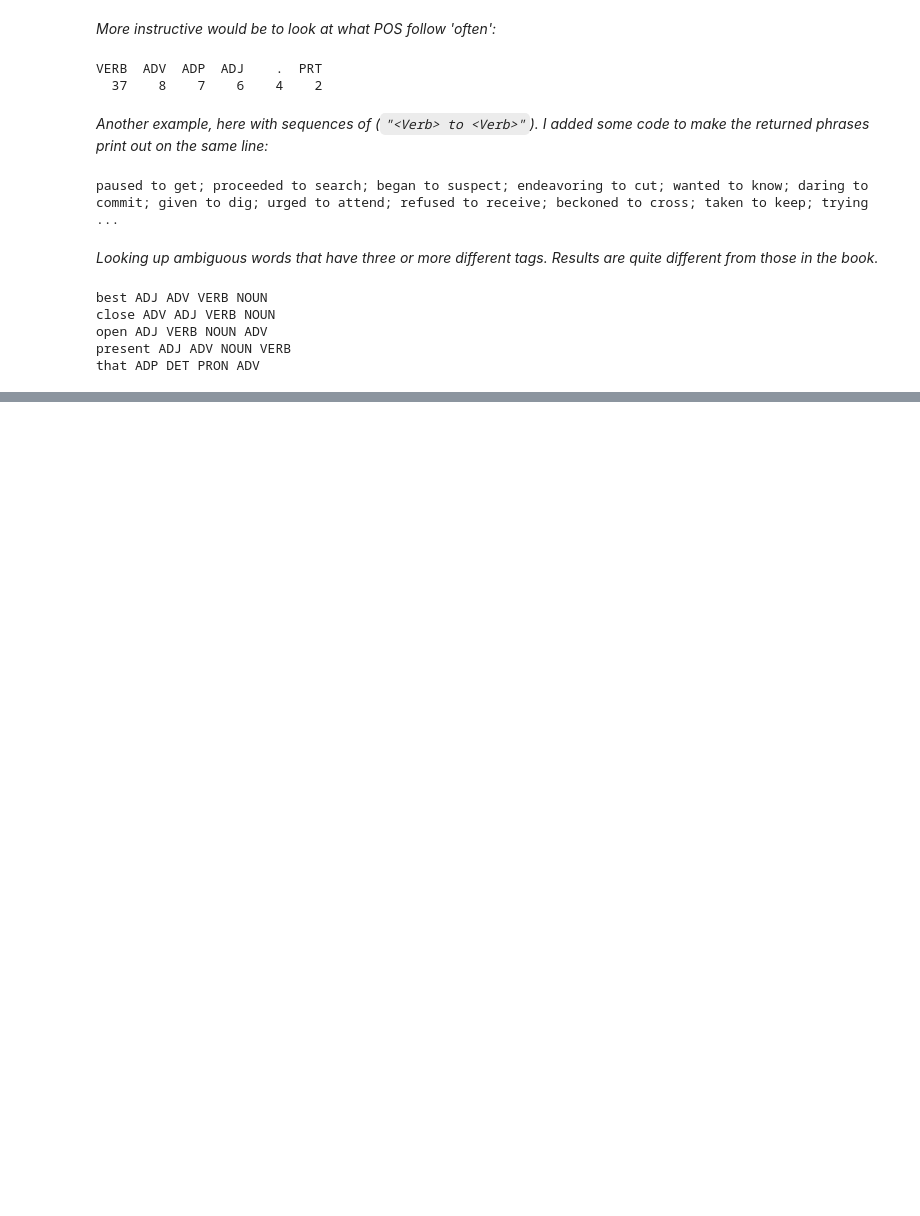
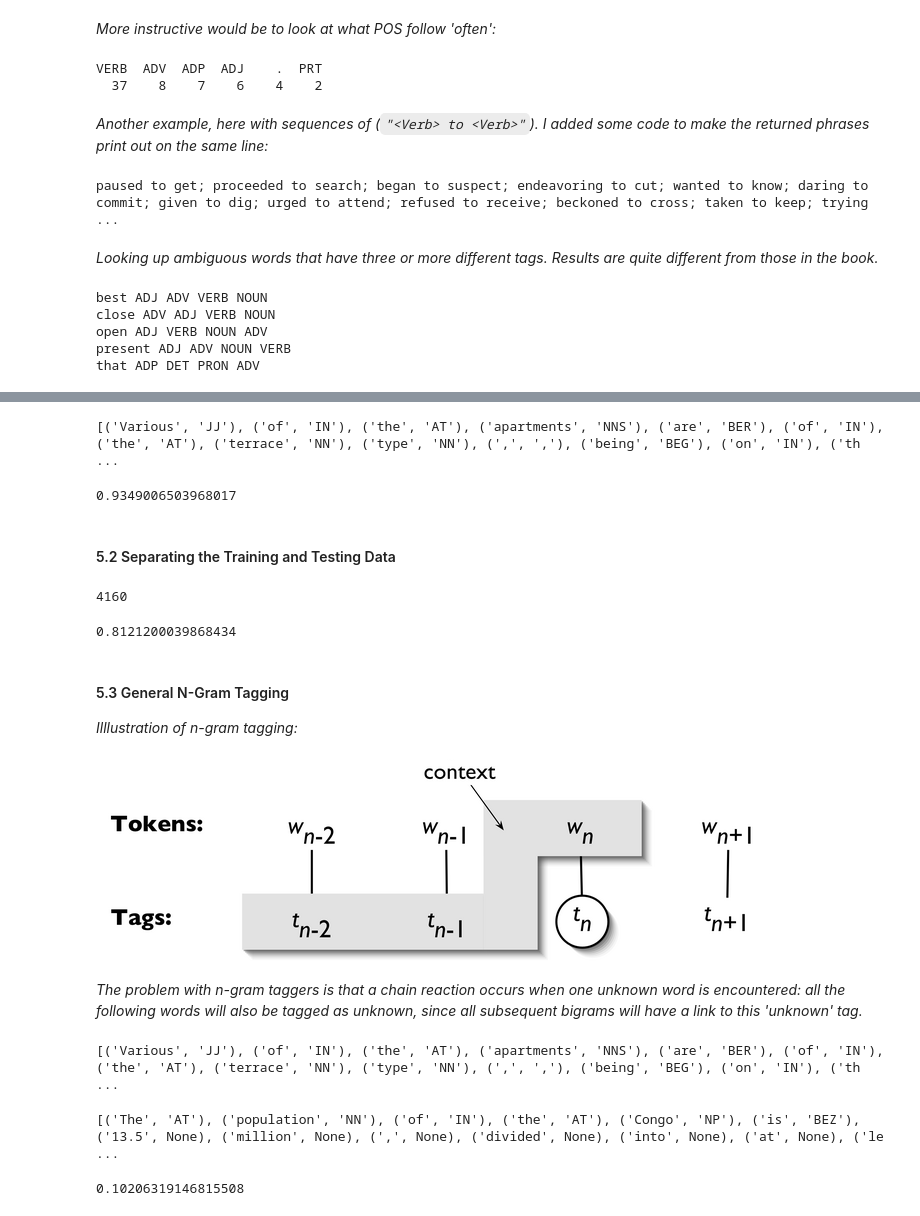
Before and after one commit to STRZGR/Natural-Language-Processing-with-Python-Analyzing-Text-with-the-Natural-Language-Toolkit, a Jupyter notebook: Chapter 05/NLTK Chapter 5 - Notes.ipynb, the cells around one changed output, grey strips where cells are left out. Drawn from its saved outputs; the diff is of its cells as text; code cells hidden in the pictures; blank space fills up the shorter version.

```diff
--- a/Chapter 05/NLTK Chapter 5 - Notes.ipynb
+++ b/Chapter 05/NLTK Chapter 5 - Notes.ipynb
@@ -380,0 +736,52 @@ __Your Turn:__ Open the POS concordance tool `nltk.app.concordance()` and load t
+# %%
+from nltk.corpus import brown
+brown_tagged_sents = brown.tagged_sents(categories = 'news')
+brown_sents = brown.sents(categories = 'news')
+unigram_tagger = nltk.UnigramTagger(brown_tagged_sents)
+print(unigram_tagger.tag(brown_sents[2007]), end = '')
+# %% [output]
+[('Various', 'JJ'), ('of', 'IN'), ('the', 'AT'), ('apartments', 'NNS'), ('are', 'BER'), ('of', 'IN'), ('the', 'AT'), ('terrace', 'NN'), ('type', 'NN'), (',', ','), ('being', 'BEG'), ('on', 'IN'), ('th ...
+# %%
+unigram_tagger.evaluate(brown_tagged_sents)
+# %% [output]
+0.9349006503968017
+# %% [markdown]
+#### 5.2 Separating the Training and Testing Data
+# %%
+size = int(len(brown_tagged_sents) * 0.9)
+size
+# %% [output]
+4160
+# %%
+train_sents = brown_tagged_sents[:size]
+test_sents = brown_tagged_sents[size:]
+unigram_tagger = nltk.UnigramTagger(train_sents)
+unigram_tagger.evaluate(test_sents)
+# %% [output]
+0.8121200039868434
+# %% [markdown]
+#### 5.3 General N-Gram Tagging
+
+*Illlustration of n-gram tagging:*
+# %%
+from IPython.display import display, Image
+
+display(Image(filename = "C:\\Users\\mjcor\\Desktop\\ProgrammingStuff\\nltk\\tag-context.png"))
+# %% [output]
+[figure, added]
+# %% [markdown]
+*The problem with n-gram taggers is that a chain reaction occurs when one unknown word is encountered: all the following words will also be tagged as unknown, since all subsequent bigrams will have a link to this 'unknown' tag.*
+# %%
+bigram_tagger = nltk.BigramTagger(train_sents)
+print(bigram_tagger.tag(brown_sents[2007]), end = '')
+# %% [output]
+[('Various', 'JJ'), ('of', 'IN'), ('the', 'AT'), ('apartments', 'NNS'), ('are', 'BER'), ('of', 'IN'), ('the', 'AT'), ('terrace', 'NN'), ('type', 'NN'), (',', ','), ('being', 'BEG'), ('on', 'IN'), ('th ...
+# %%
+unseen_sent = brown_sents[4203]
+print(bigram_tagger.tag(unseen_sent), end = '')
+# %% [output]
+[('The', 'AT'), ('population', 'NN'), ('of', 'IN'), ('the', 'AT'), ('Congo', 'NP'), ('is', 'BEZ'), ('13.5', None), ('million', None), (',', None), ('divided', None), ('into', None), ('at', None), ('le ...
+# %%
+bigram_tagger.evaluate(test_sents)
+# %% [output]
+0.10206319146815508
```
Also changed, not shown: parts of 91 cells of this notebook.
